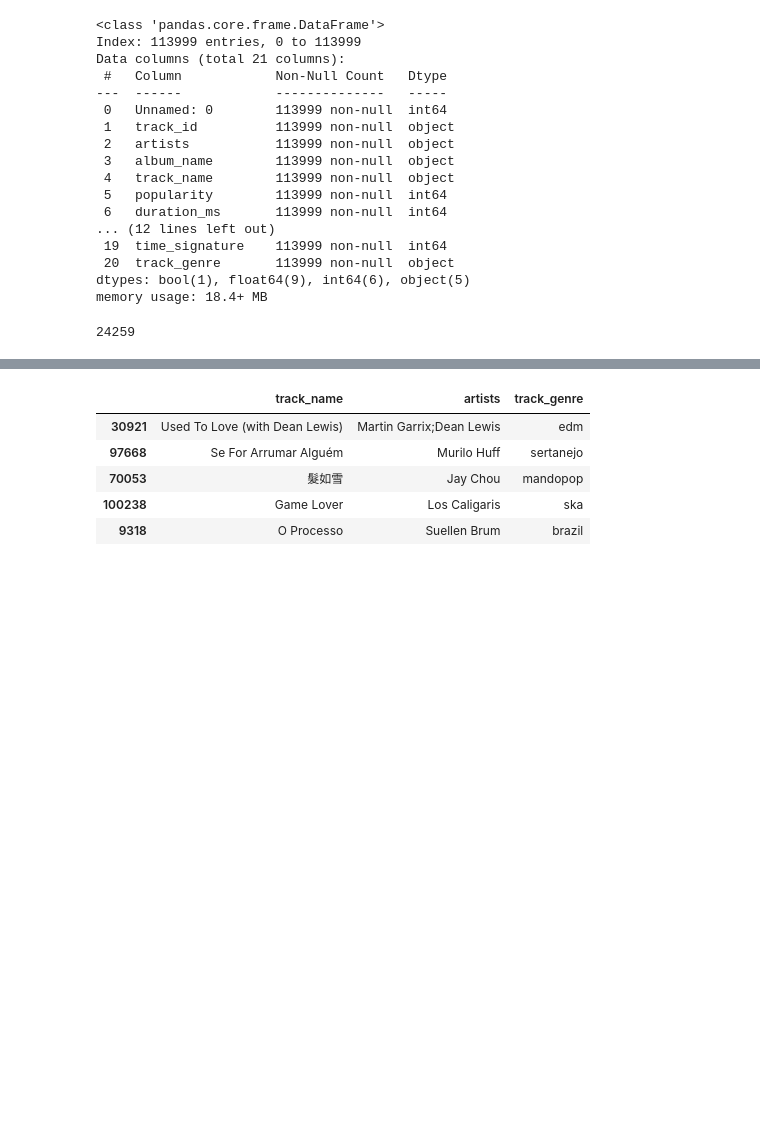
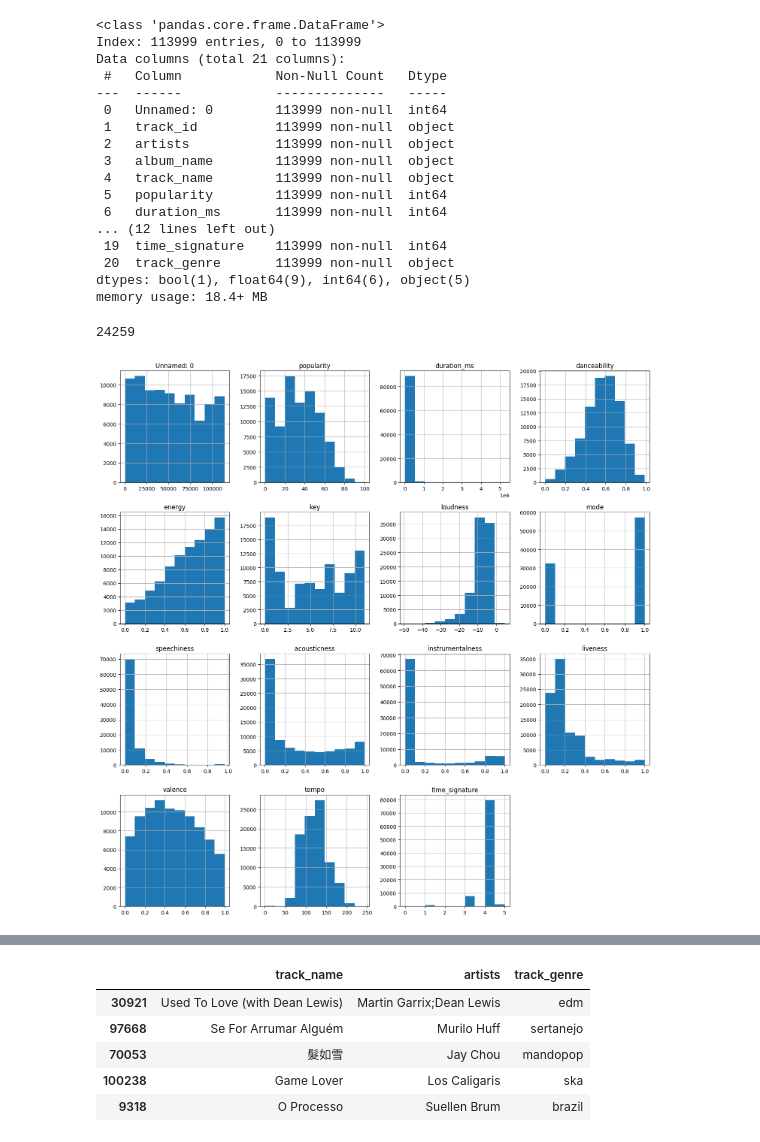
Before and after one commit to dgiletto/Music_Recommendation, a Jupyter notebook: Music_Recommendation_Notebook.ipynb, the cells around one changed output, grey strips where cells are left out. Drawn from its saved outputs; the diff is of its cells as text; code cells hidden in the pictures; blank space fills up the shorter version.

```diff
--- a/Music_Recommendation_Notebook.ipynb
+++ b/Music_Recommendation_Notebook.ipynb
@@ -102,3 +102,11 @@ if duplicate_rows != 0:
 duplicate_rows
 # %% [output]
 24259
+# %%
+# Lets visualize our data a little better so we know what we are working with before working with it
+# We can ignore unnamed: 0 since that is the index and does not give us and valuable information
+data.hist(figsize=(15,15))
+plt.tight_layout()
+plt.show()
+# %% [output]
+[figure, added]
```
Also changed, not shown: parts of 4 cells of this notebook.
